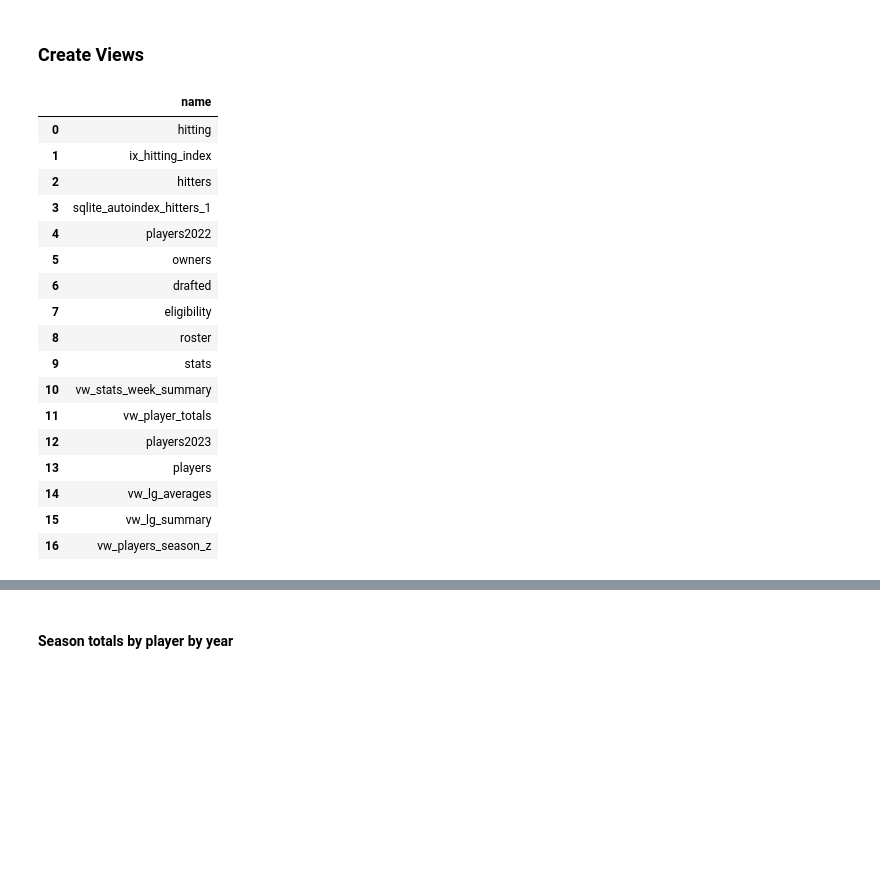
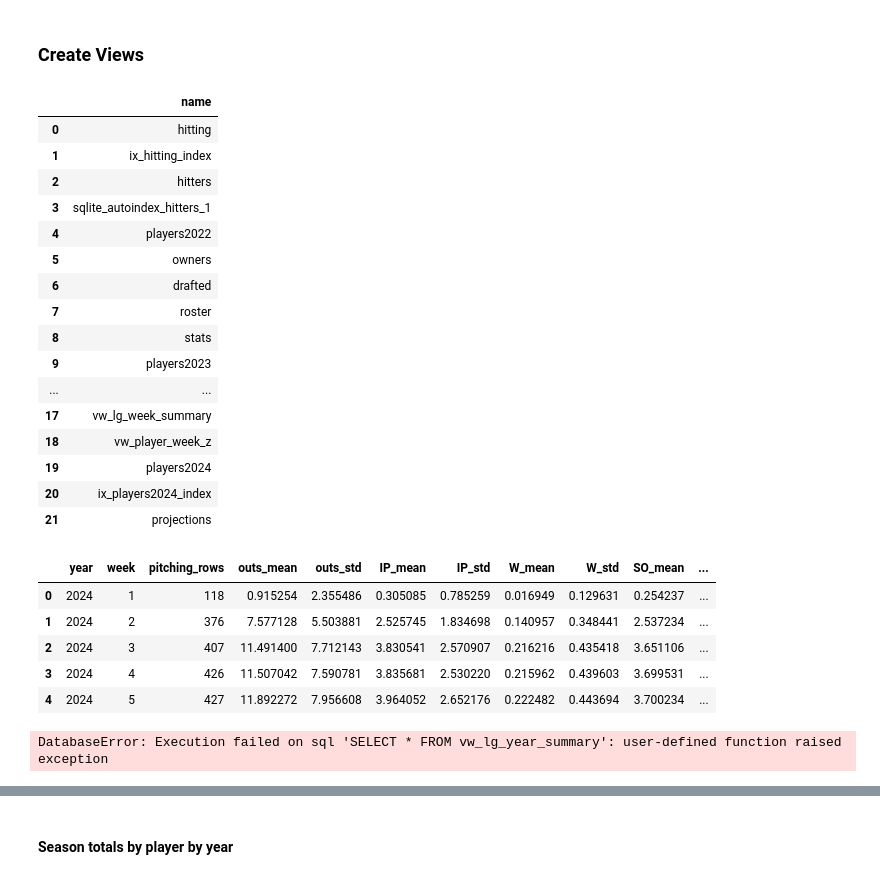
Before and after one commit to haueter19/xdl, a Jupyter notebook: Data Model Set Up.ipynb, the cells around one changed output, grey strips where cells are left out. Cells and saved outputs as stored; diff of their text form; code cells hidden in the pictures; blank space fills up the shorter version.

```diff
--- a/Data Model Set Up.ipynb
+++ b/Data Model Set Up.ipynb
@@ -112,2 +365,9 @@ p['keeper'] = p['keeper'].astype(int)
+# %%
+engine = create_engine('sqlite:///fantasy_data.db', echo=False)
+conn = engine.connect()
+stmt = text("DELETE FROM players WHERE cbsid=26643926 AND IDFANGRAPHS IS NULL")
+#conn.execute(stmt)
+#conn.commit()
+conn.close()
 # %%
 pd.read_sql('drafted', engine)
@@ -236,24 +807,36 @@ cursor = conn.cursor()
 # %%
-pd.read_sql("SELECT name FROM sqlite_master", engine)
+pd.read_sql("SELECT name FROM sqlite_master", conn)
 # %% [output]
 |  | name |
 | 0 | hitting |
 | 1 | ix_hitting_index |
 | 2 | hitters |
 | 3 | sqlite_autoindex_hitters_1 |
 | 4 | players2022 |
 | 5 | owners |
 | 6 | drafted |
-| 7 | eligibility |
-| 8 | roster |
-| 9 | stats |
-| 10 | vw_stats_week_summary |
-| 11 | vw_player_totals |
-| 12 | players2023 |
-| 13 | players |
-| 14 | vw_lg_averages |
-| 15 | vw_lg_summary |
-| 16 | vw_players_season_z |
+| 7 | roster |
+| 8 | stats |
+| 9 | players2023 |
+| ... | ... |
+| 17 | vw_lg_week_summary |
+| 18 | vw_player_week_z |
+| 19 | players2024 |
+| 20 | ix_players2024_index |
+| 21 | projections |
+# %%
+pd.read_sql("SELECT * FROM vw_lg_week_summary WHERE year=2024 LIMIT 5", conn)
+# %% [output]
+|  | year | week | pitching_rows | outs_mean | outs_std | IP_mean | IP_std | W_mean | W_std | SO_mean | ... |
+| 0 | 2024 | 1 | 118 | 0.915254 | 2.355486 | 0.305085 | 0.785259 | 0.016949 | 0.129631 | 0.254237 | ... |
+| 1 | 2024 | 2 | 376 | 7.577128 | 5.503881 | 2.525745 | 1.834698 | 0.140957 | 0.348441 | 2.537234 | ... |
+| 2 | 2024 | 3 | 407 | 11.491400 | 7.712143 | 3.830541 | 2.570907 | 0.216216 | 0.435418 | 3.651106 | ... |
+| 3 | 2024 | 4 | 426 | 11.507042 | 7.590781 | 3.835681 | 2.530220 | 0.215962 | 0.439603 | 3.699531 | ... |
+| 4 | 2024 | 5 | 427 | 11.892272 | 7.956608 | 3.964052 | 2.652176 | 0.222482 | 0.443694 | 3.700234 | ... |
+# %%
+pd.read_sql("SELECT * FROM vw_lg_year_summary", conn)
+# %% [output]
+DatabaseError: Execution failed on sql 'SELECT * FROM vw_lg_year_summary': user-defined function raised exception
 # %%
 pd.read_sql("with hitting_stats AS ( \
     SELECT year, count(distinct cbsid) hitting_records, \
```
Also changed, not shown: parts of 146 cells of this notebook.
